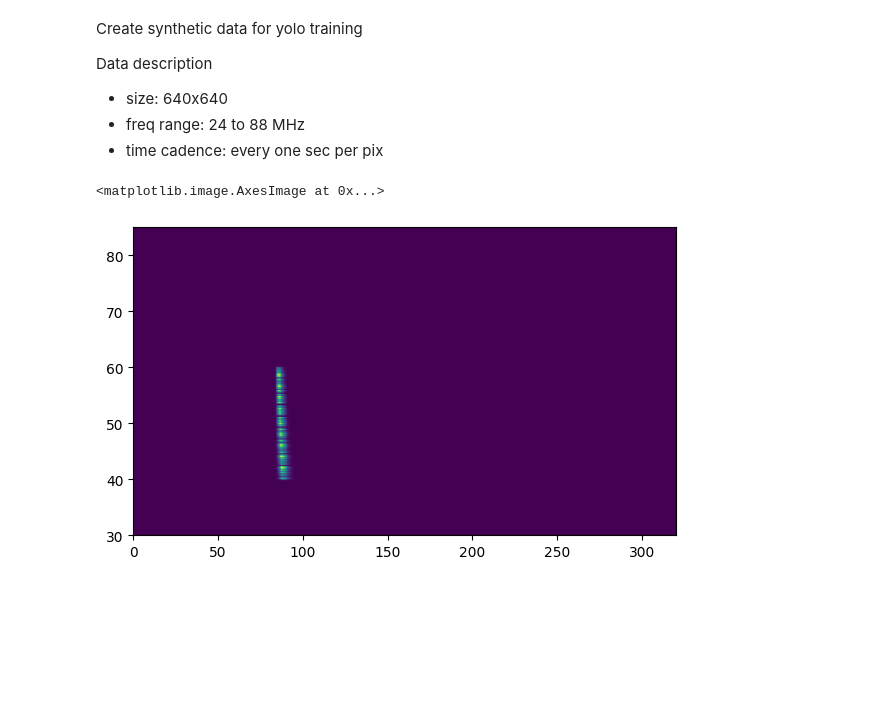
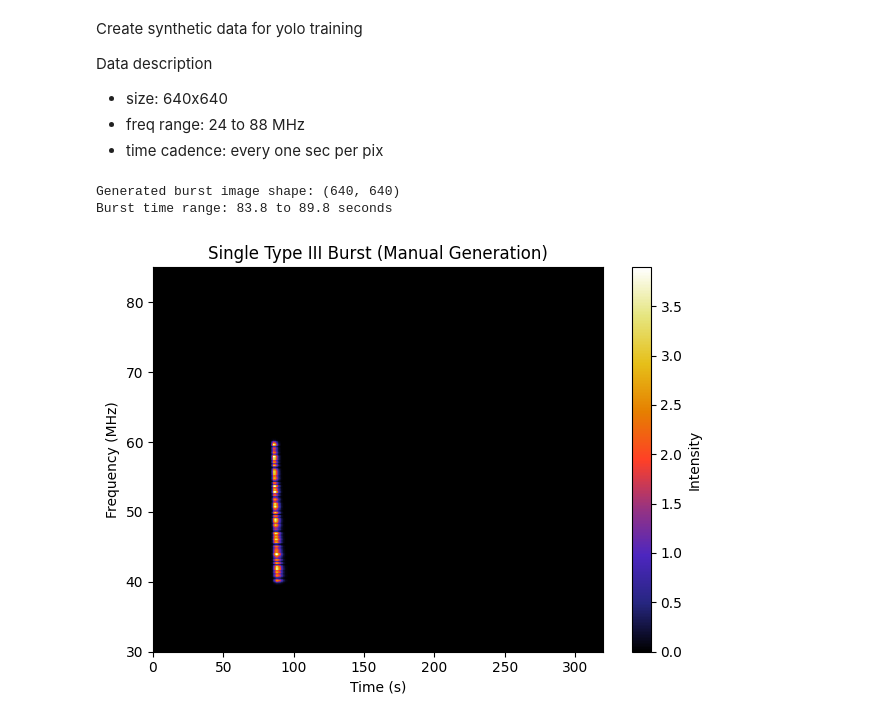
Before and after one commit to peijin94/PhySynthTrainer, a Jupyter notebook: example/demo.ipynb, the cells around one changed output. Saved outputs shown, nothing was run; the diff lists cells and outputs as text; code cells hidden in the pictures; blank space fills up the shorter version.

```diff
--- a/example/demo.ipynb
+++ b/example/demo.ipynb
@@ -30,58 +32,71 @@ from physynthtrainer.burstGen import generate_quasi_periodic_signal,biGaussian
 # %%
 # create single burst with deterministic parameters
 
-
-freq_range = [30, 85] # MHz
-t_res  =  0.5 # sec
-t_start  =  0.0 # sec
+# Parameters
+freq_range = [30, 85]  # MHz
+t_res = 0.5            # sec
+t_start = 0.0          # sec
 N_freq = 640
 N_time = 640
 
-# create a radio burst type III
-v_beam = 0.15# c
-t0_burst = 80.0 # sec
+# Burst parameters
+v_beam = 0.15          # c
+t0_burst = 80.0        # sec
 decay_t_dur_100Mhz = 1 # sec
 Burst_intensity = 1.0
 burststarting_freq = 40.0
 burstending_freq = 60.0
 edge_freq_ratio = 0.01
 fine_structure = True
 
-
-img_bursts  = np.zeros((N_time, N_freq))
+# Create arrays
+img_bursts = np.zeros((N_time, N_freq))
 t_ax = t_start + np.arange(0, N_time) * t_res
 f_ax = np.linspace(freq_range[0], freq_range[1], N_freq)
 
 edge_freq = (burstending_freq - burststarting_freq) * edge_freq_ratio
-
 t_burst = []
 
+# Add fine structure modulation if enabled
 if fine_structure:
-    freq_modulation = generate_quasi_periodic_signal(t_arr=f_ax, base_freq=0.5, num_harmonics=5, noise_level=0, freqvar=0.1)
+    freq_modulation = generate_quasi_periodic_signal(
+        t_arr=f_ax, base_freq=0.5, num_harmonics=5,
+        noise_level=0, freqvar=0.1
+    )
     # normalize to 0-1
     freq_modulation = (freq_modulation - np.min(freq_modulation)) / (np.max(freq_modulation) - np.min(freq_modulation))
 
+# Generate burst for each frequency
 for pix_f, f_this in enumerate(f_ax):
     t_burst.append(freqDrift.freq_drift_t_f(f_ax[pix_f], v_beam, t0_burst))
     decay_t_dur_this = decay_t_dur_100Mhz * (100.0/f_this)
     burst_amp = Burst_intensity * (np.tanh((f_this - burststarting_freq) / edge_freq)+1) * (np.tanh((burstending_freq - f_this) / edge_freq)+1)
-    burst_amp = burst_amp * freq_modulation[pix_f] if fine_structure  else burst_amp
+    burst_amp = burst_amp * freq_modulation[pix_f] if fine_structure else burst_amp
     l_curve = biGaussian(t_ax, t_burst[-1], decay_t_dur_this, decay_t_dur_this/2, burst_amp)
-    pix_t = np.argmin(np.abs(t_ax - t_burst[-1]))
     img_bursts[:, pix_f] += l_curve
-
-
 
 t_burst = np.array(t_burst)
 
-plt.figure(figsize=(7, 4), dpi=100)
-plt.imshow(img_bursts.T, interpolation='nearest', aspect='auto', origin='lower',
-    extent=[t_start, t_start + N_time * t_res, freq_range[0], freq_range[1]])
+print(f"Generated burst image shape: {img_bursts.shape}")
+print(f"Burst time range: {t_burst.min():.1f} to {t_burst.max():.1f} seconds")
 
-#plt.xlim([0 , 200])
+# Plot the result
+plt.figure()
+plt.imshow(img_bursts.T,
+            cmap='CMRmap',
+            interpolation='nearest', aspect='auto', origin='lower',
+           extent=[t_start, t_start + N_time * t_res, freq_range[0], freq_range[1]])
+plt.colorbar(label='Intensity')
+plt.xlabel('Time (s)')
+plt.ylabel('Frequency (MHz)')
+plt.title('Single Type III Burst (Manual Generation)')
+plt.tight_layout()
+plt.savefig('demo_single_burst_manual.png', dpi=150, bbox_inches='tight')
+plt.show()
 # %% [output]
-<matplotlib.image.AxesImage at 0x...>
+Generated burst image shape: (640, 640)
+Burst time range: 83.8 to 89.8 seconds
-[figure, old version]
+[figure, new version]
 # %%
 # mask and bbox
 
```
Also changed, not shown: parts of 11 cells of this notebook, 5 other files.
